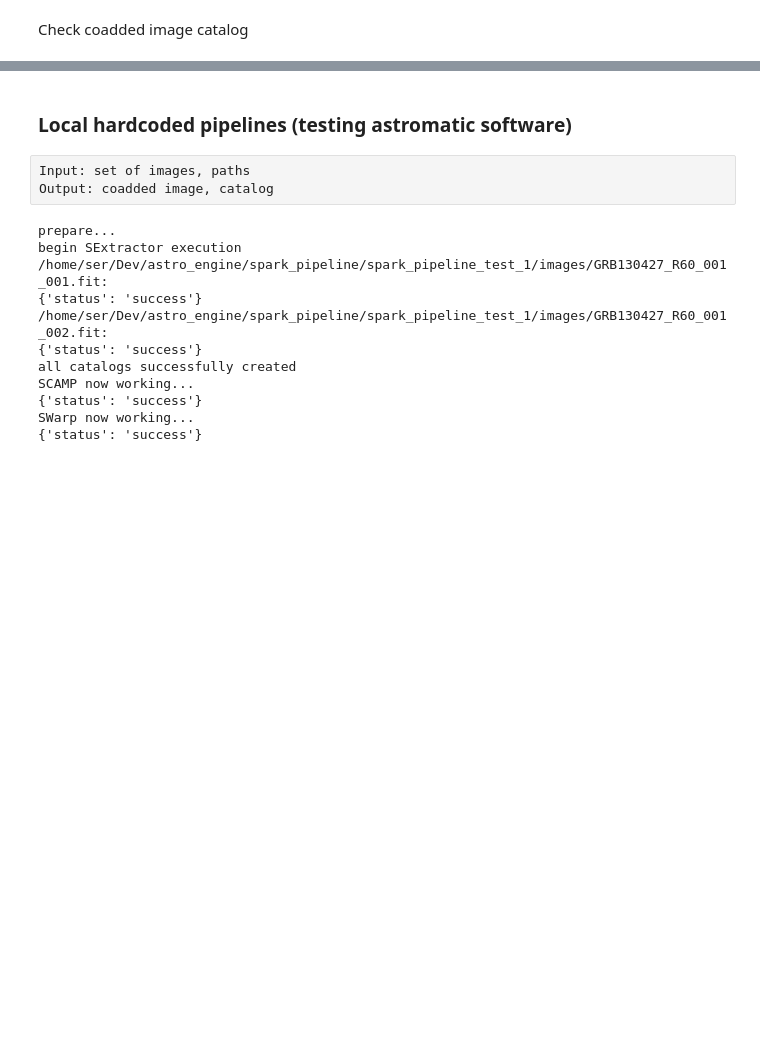
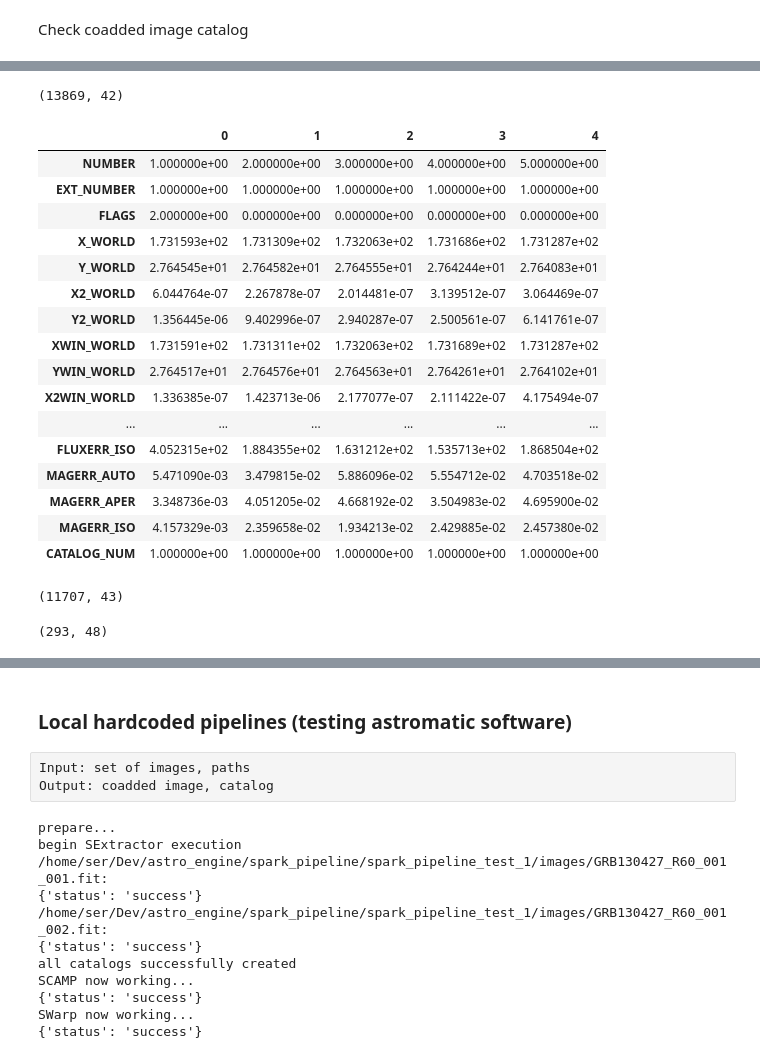
Before and after one commit to sergotail/spark_pipeline, a Jupyter notebook: spark_pipeline_test_1/test_pipeline.ipynb, the cells around one changed output, grey strips where cells are left out. Cells and saved outputs as stored; diff of their text form; code cells hidden in the pictures; blank space fills up the shorter version.

```diff
--- a/spark_pipeline_test_1/test_pipeline.ipynb
+++ b/spark_pipeline_test_1/test_pipeline.ipynb
@@ -858,0 +768,60 @@ catalog
+# %%
+all_cats = get_fits_images_from_dir(paths['catalogs'], ['.cat'])
+cats_psf = get_fits_images_from_dir(paths['catalogs'], ['psf.cat', '.psf.coadded.cat'])
+coadded_cat_psf = get_fits_images_from_dir(paths['catalogs'], ['psf.coadded.cat'])
+coadded_cat = get_fits_images_from_dir(paths['catalogs'], ['coadded.cat'])
+cats_psf = list(set(cats_psf) - set(coadded_cat_psf))
+cats = list((set(all_cats) - set(cats_psf)) - set(coadded_cat))
+cats = [os.path.join(paths['catalogs'], cat) for cat in cats]
+coadded_cat = list(set(coadded_cat) - set(coadded_cat_psf))
+# %%
+#ccc2 = aw.utils.ldac.get_table_from_ldac(catalogs_1[0])
+#columns_units2 = {column: ccc.columns[column].unit or None for column in ccc.colnames}
+#catalogs_psf = [aw.utils.ldac.get_table_from_ldac(catalog) for catalog in cats_psf]
+catalogs = [aw.utils.ldac.get_table_from_ldac(catalog) for catalog in cats]
+#coadded_cat_psf = [aw.utils.ldac.get_table_from_ldac(catalog) for catalog in coadded_cat_psf]
+#coadded_cat = [aw.utils.ldac.get_table_from_ldac(catalog) for catalog in coadded_cat]
+catalogs_list = []
+for i, catalog in enumerate(catalogs):
+    if i < 20:
+        catalog.remove_column('VIGNET')
+        catalogs_list.append(pd.DataFrame(catalog.to_pandas()))
+        catalogs_list[-1]['CATALOG_NUM'] = i + 1
+        #print catalogs_psf_df_list[-1].shape
+
+#coadded_cat2 = aw.utils.ldac.get_table_from_ldac(catalogs_5[0])
+#coadded_cat2.remove_column('VIGNET')
+#coadded_df2 = pd.DataFrame(coadded_cat.to_pandas())
+
+all_catalogs_df = pd.concat(catalogs_list)
+print all_catalogs_df.shape
+all_catalogs_df.head().T
+# %% [output]
+(13869, 42)
+|  | 0 | 1 | 2 | 3 | 4 |
+| NUMBER | 1.000000e+00 | 2.000000e+00 | 3.000000e+00 | 4.000000e+00 | 5.000000e+00 |
+| EXT_NUMBER | 1.000000e+00 | 1.000000e+00 | 1.000000e+00 | 1.000000e+00 | 1.000000e+00 |
+| FLAGS | 2.000000e+00 | 0.000000e+00 | 0.000000e+00 | 0.000000e+00 | 0.000000e+00 |
+| X_WORLD | 1.731593e+02 | 1.731309e+02 | 1.732063e+02 | 1.731686e+02 | 1.731287e+02 |
+| Y_WORLD | 2.764545e+01 | 2.764582e+01 | 2.764555e+01 | 2.764244e+01 | 2.764083e+01 |
+| X2_WORLD | 6.044764e-07 | 2.267878e-07 | 2.014481e-07 | 3.139512e-07 | 3.064469e-07 |
+| Y2_WORLD | 1.356445e-06 | 9.402996e-07 | 2.940287e-07 | 2.500561e-07 | 6.141761e-07 |
+| XWIN_WORLD | 1.731591e+02 | 1.731311e+02 | 1.732063e+02 | 1.731689e+02 | 1.731287e+02 |
+| YWIN_WORLD | 2.764517e+01 | 2.764576e+01 | 2.764563e+01 | 2.764261e+01 | 2.764102e+01 |
+| X2WIN_WORLD | 1.336385e-07 | 1.423713e-06 | 2.177077e-07 | 2.111422e-07 | 4.175494e-07 |
+| ... | ... | ... | ... | ... | ... |
+| FLUXERR_ISO | 4.052315e+02 | 1.884355e+02 | 1.631212e+02 | 1.535713e+02 | 1.868504e+02 |
+| MAGERR_AUTO | 5.471090e-03 | 3.479815e-02 | 5.886096e-02 | 5.554712e-02 | 4.703518e-02 |
+| MAGERR_APER | 3.348736e-03 | 4.051205e-02 | 4.668192e-02 | 3.504983e-02 | 4.695900e-02 |
+| MAGERR_ISO | 4.157329e-03 | 2.359658e-02 | 1.934213e-02 | 2.429885e-02 | 2.457380e-02 |
+| CATALOG_NUM | 1.000000e+00 | 1.000000e+00 | 1.000000e+00 | 1.000000e+00 | 1.000000e+00 |
+# %%
+# remove bad, edge, etc objects
+bad_objects = all_catalogs_df[all_catalogs_df['FLAGS'] >= 0]
+bad_objects.reset_index(drop=False, inplace=True)
+all_catalogs_df = all_catalogs_df[all_catalogs_df['FLAGS'] < 1]
+all_catalogs_df.reset_index(drop=False, inplace=True)
+all_catalogs_df.shape
+#all_catalogs_df.head().T
+# %% [output]
+(11707, 43)
@@ -858,0 +960,8 @@ catalog
+# %%
+first_cat_df = all_catalogs_df[all_catalogs_df.CATALOG_NUM == 1]
+#find_matching_fast(all_catalogs_df, coord_1, coord_2, cat_num_col, radius)
+refer_cat_df['CATALOG_NUM'] = 0
+merged_1 = pd.concat([first_cat_df, refer_cat_df])
+merged_1.shape
+# %% [output]
+(293, 48)
```
Also changed, not shown: parts of 70 cells of this notebook, 4 other files.
